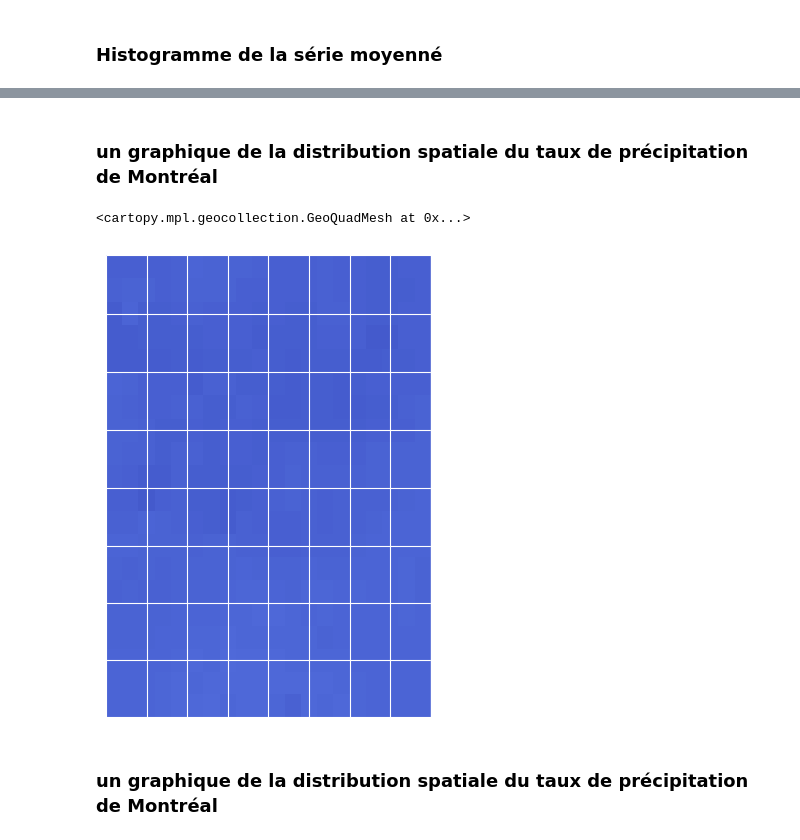
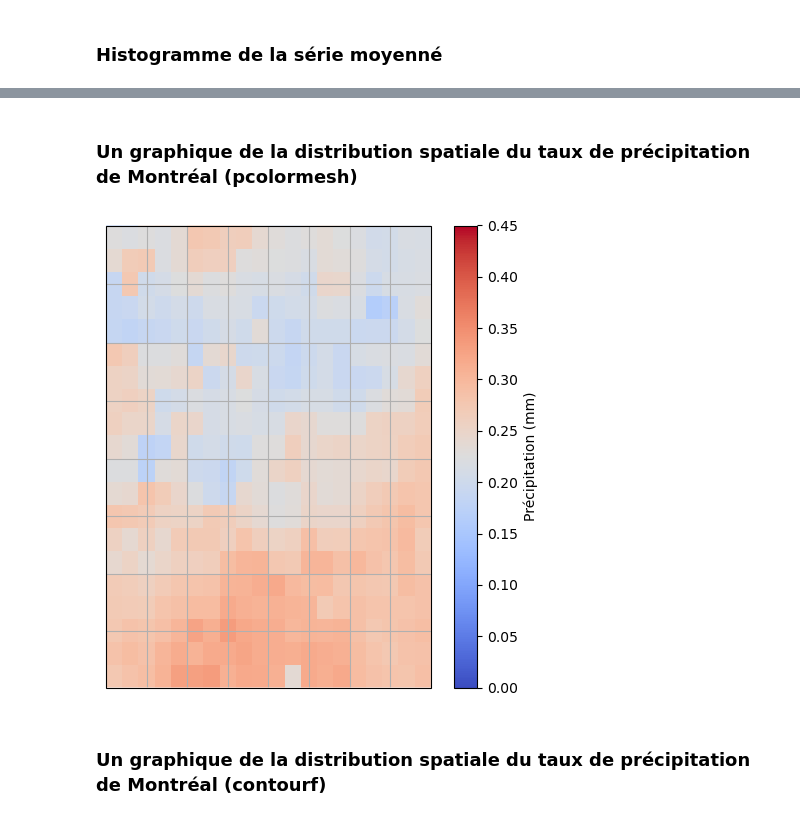
Before and after one commit to Maina-3/laboratoire3, a Jupyter notebook: experience1.ipynb, the cells around one changed output, grey strips where cells are left out. Drawn from its saved outputs; the diff is of its cells as text; code cells hidden in the pictures.

```diff
--- a/experience1.ipynb
+++ b/experience1.ipynb
@@ -400,17 +670,18 @@ ax.pcolormesh(x,y,Serie_nov_moyenne,vmin=0,vmax=5,transform=ccrs.PlateCarree(),s
 # %% [markdown]
-###  un graphique de la distribution spatiale du taux de précipitation de Montréal
+###  Un graphique de la distribution spatiale du taux de précipitation de Montréal (pcolormesh)
 # %%
 plt.figure(figsize=(6, 6))
 ax = plt.axes(projection=ccrs.Mercator(central_longitude=lat_mtl))
 ax.set_extent([lon_mtl - 1, lon_mtl + 1, lat_mtl - 1, lat_mtl + 1], crs=ccrs.PlateCarree())
 ax.coastlines(resolution='110m')
 ax.gridlines()
-ax.pcolormesh(x,y,Serie_nov_moyenne,vmin=0,vmax=5,transform=ccrs.PlateCarree(),shading='nearest',cmap='coolwarm')
+m=ax.pcolormesh(x,y,Serie_nov_moyenne,vmin=0,vmax=0.45,transform=ccrs.PlateCarree(),shading='nearest',cmap='coolwarm')
+plt.colorbar(m,ax=ax,label='Précipitation (mm)')
+plt.savefig('distribution_mtl_pcolormesh.png',bbox_inches='tight')
 # %% [output]
-<cartopy.mpl.geocollection.GeoQuadMesh at 0x...>
-[figure, old version]
+[figure, new version]
 # %% [markdown]
-###  un graphique de la distribution spatiale du taux de précipitation de Montréal
+###  Un graphique de la distribution spatiale du taux de précipitation de Montréal (contourf)
 # %%
 plt.figure(figsize=(6, 6))
 ax = plt.axes(projection=ccrs.Mercator(central_longitude=lat_mtl))
```
Also changed, not shown: parts of 32 cells of this notebook.
